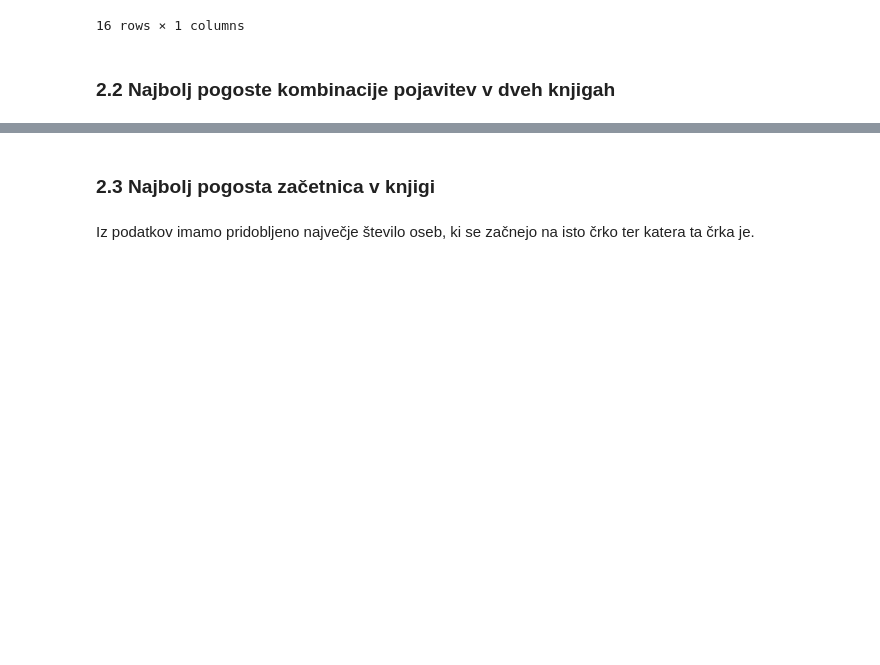
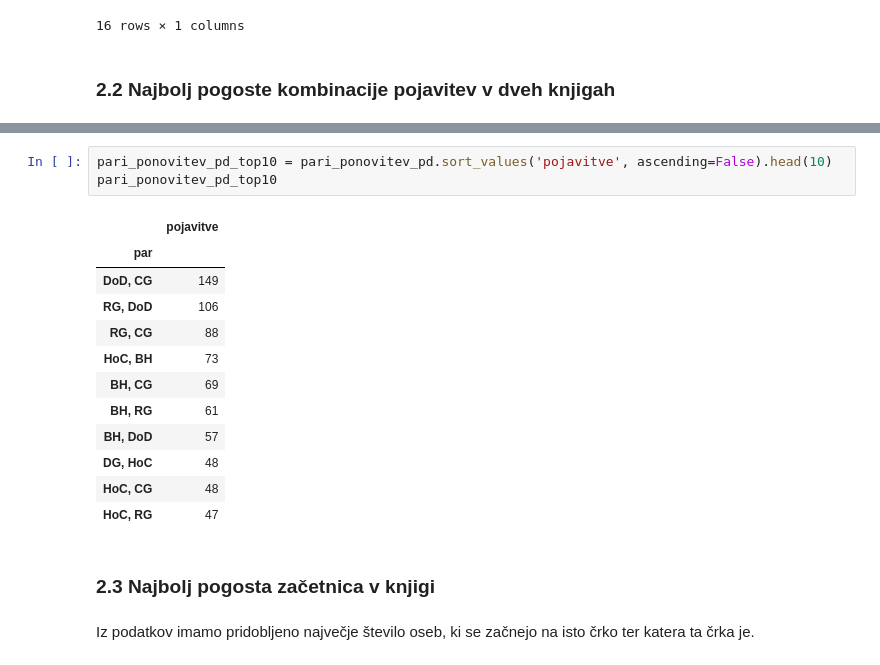
Before and after one commit to Neo-Mistral/Projektna-naloga, a Jupyter notebook: Analiziranje_knjig.ipynb, the cells around one changed output, grey strips where cells are left out. Saved outputs shown, nothing was run; the diff lists cells and outputs as text; blank space fills up the shorter version.

```diff
--- a/Analiziranje_knjig.ipynb
+++ b/Analiziranje_knjig.ipynb
@@ -82,3 +113,19 @@ knjige_pd
+# %%
+pari_ponovitev_pd_top10 = pari_ponovitev_pd.sort_values('pojavitve', ascending=False).head(10)
+pari_ponovitev_pd_top10
+# %% [output]
+|  | pojavitve |
+| par |  |
+| DoD, CG | 149 |
+| RG, DoD | 106 |
+| RG, CG | 88 |
+| HoC, BH | 73 |
+| BH, CG | 69 |
+| BH, RG | 61 |
+| BH, DoD | 57 |
+| DG, HoC | 48 |
+| HoC, CG | 48 |
+| HoC, RG | 47 |
 # %% [markdown]
 ### 2.3 Najbolj pogosta začetnica v knjigi
 # %% [markdown]
```
Also changed, not shown: parts of 8 cells of this notebook, 3 other files.
